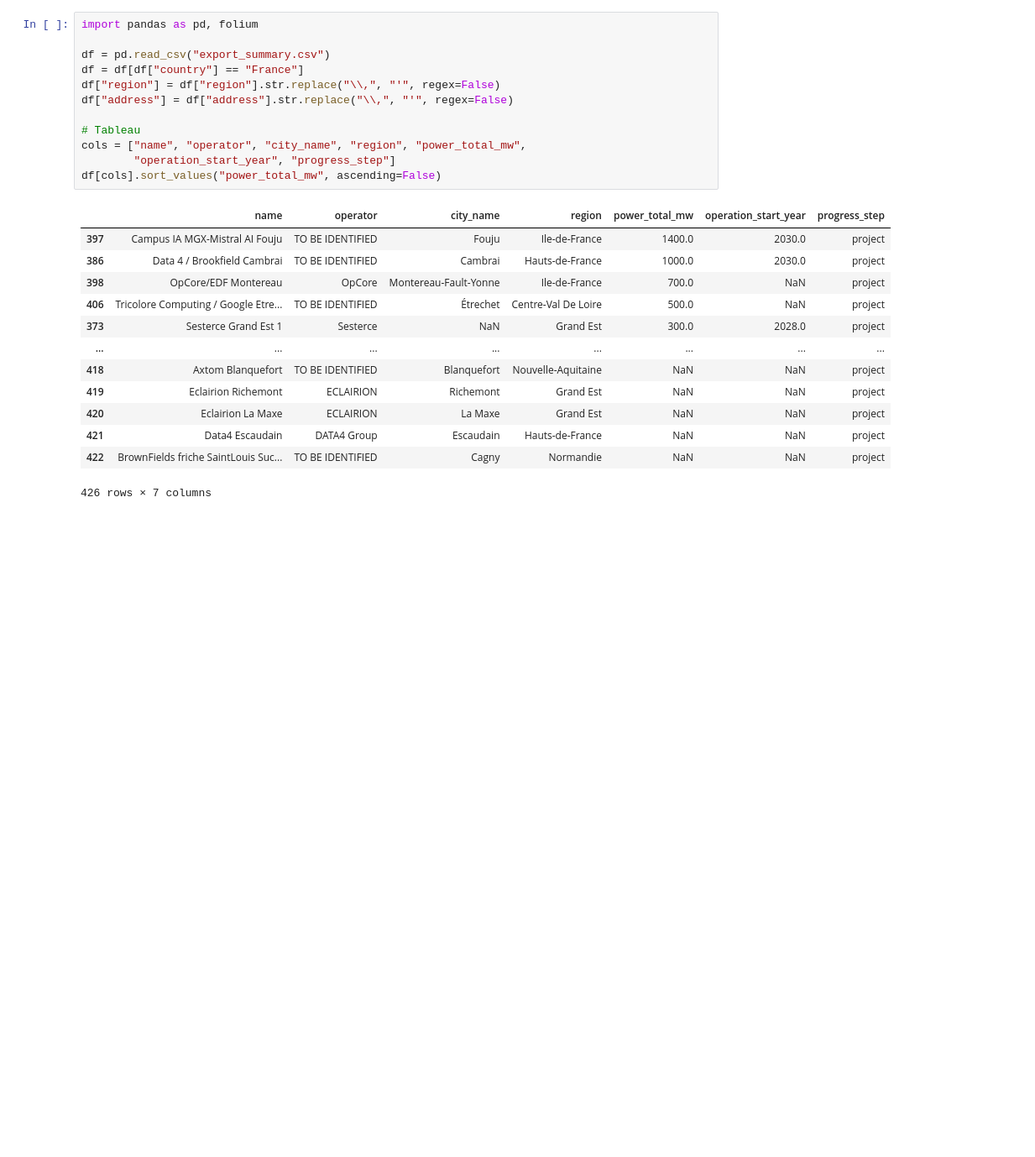
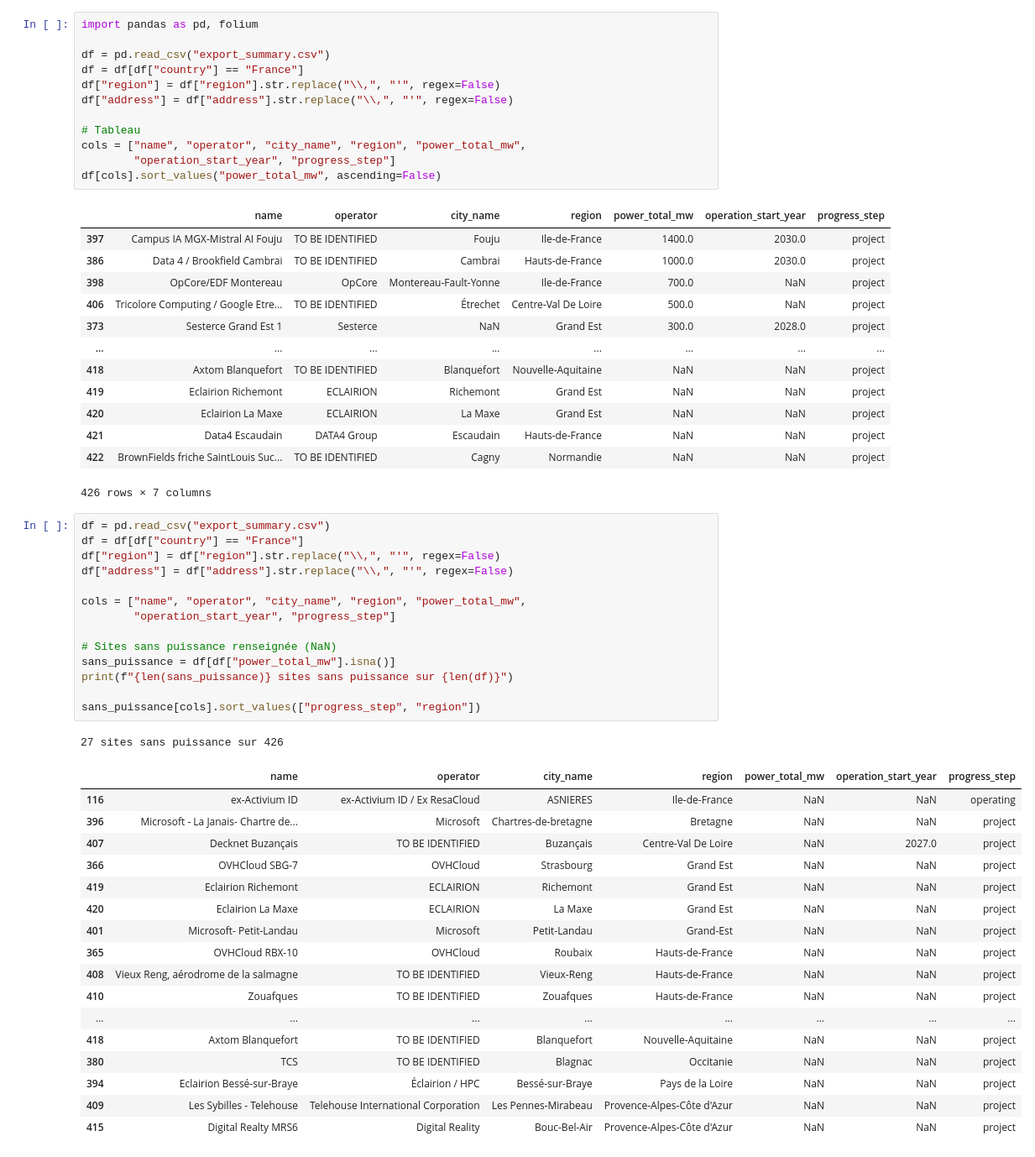
Before and after one commit to DufaudSimon/Projet_Impact_IA_Generative, a Jupyter notebook: Data/Data_centers/Data_center.ipynb, the cells around one changed output. Shown at 84% size. Cells and saved outputs as stored; diff of their text form; blank space fills up the shorter version.

```diff
--- a/Data/Data_centers/Data_center.ipynb
+++ b/Data/Data_centers/Data_center.ipynb
@@ -24,6 +24,39 @@ df[cols].sort_values("power_total_mw", ascending=False)
 | 421 | Data4 Escaudain | DATA4 Group | Escaudain | Hauts-de-France | NaN | NaN | project |
 | 422 | BrownFields friche SaintLouis Suc... | TO BE IDENTIFIED | Cagny | Normandie | NaN | NaN | project |
 426 rows × 7 columns
+# %%
+df = pd.read_csv("export_summary.csv")
+df = df[df["country"] == "France"]
+df["region"] = df["region"].str.replace("\\,", "'", regex=False)
+df["address"] = df["address"].str.replace("\\,", "'", regex=False)
+
+cols = ["name", "operator", "city_name", "region", "power_total_mw",
+        "operation_start_year", "progress_step"]
+
+# Sites sans puissance renseignée (NaN)
+sans_puissance = df[df["power_total_mw"].isna()]
+print(f"{len(sans_puissance)} sites sans puissance sur {len(df)}")
+
+sans_puissance[cols].sort_values(["progress_step", "region"])
+# %% [output]
+27 sites sans puissance sur 426
+|  | name | operator | city_name | region | power_total_mw | operation_start_year | progress_step |
+| 116 | ex-Activium ID | ex-Activium ID / Ex ResaCloud | ASNIERES | Ile-de-France | NaN | NaN | operating |
+| 396 | Microsoft - La Janais- Chartre de... | Microsoft | Chartres-de-bretagne | Bretagne | NaN | NaN | project |
+| 407 | Decknet Buzançais | TO BE IDENTIFIED | Buzançais | Centre-Val De Loire | NaN | 2027.0 | project |
+| 366 | OVHCloud SBG-7 | OVHCloud | Strasbourg | Grand Est | NaN | NaN | project |
+| 419 | Eclairion Richemont | ECLAIRION | Richemont | Grand Est | NaN | NaN | project |
+| 420 | Eclairion La Maxe | ECLAIRION | La Maxe | Grand Est | NaN | NaN | project |
+| 401 | Microsoft- Petit-Landau | Microsoft | Petit-Landau | Grand-Est | NaN | NaN | project |
+| 365 | OVHCloud RBX-10 | OVHCloud | Roubaix | Hauts-de-France | NaN | NaN | project |
+| 408 | Vieux Reng, aérodrome de la salmagne | TO BE IDENTIFIED | Vieux-Reng | Hauts-de-France | NaN | NaN | project |
+| 410 | Zouafques | TO BE IDENTIFIED | Zouafques | Hauts-de-France | NaN | NaN | project |
+| ... | ... | ... | ... | ... | ... | ... | ... |
+| 418 | Axtom Blanquefort | TO BE IDENTIFIED | Blanquefort | Nouvelle-Aquitaine | NaN | NaN | project |
+| 380 | TCS | TO BE IDENTIFIED | Blagnac | Occitanie | NaN | NaN | project |
+| 394 | Eclairion Bessé-sur-Braye | Éclairion / HPC | Bessé-sur-Braye | Pays de la Loire | NaN | NaN | project |
+| 409 | Les Sybilles - Telehouse | Telehouse International Corporation | Les Pennes-Mirabeau | Provence-Alpes-Côte d'Azur | NaN | NaN | project |
+| 415 | Digital Realty MRS6 | Digital Reality | Bouc-Bel-Air | Provence-Alpes-Côte d'Azur | NaN | NaN | project |
 # %%
 import pandas as pd, folium, json, urllib.request
 from branca.element import MacroElement, Template
```
Also changed, not shown: parts of 1 cell of this notebook, 6 other files.
